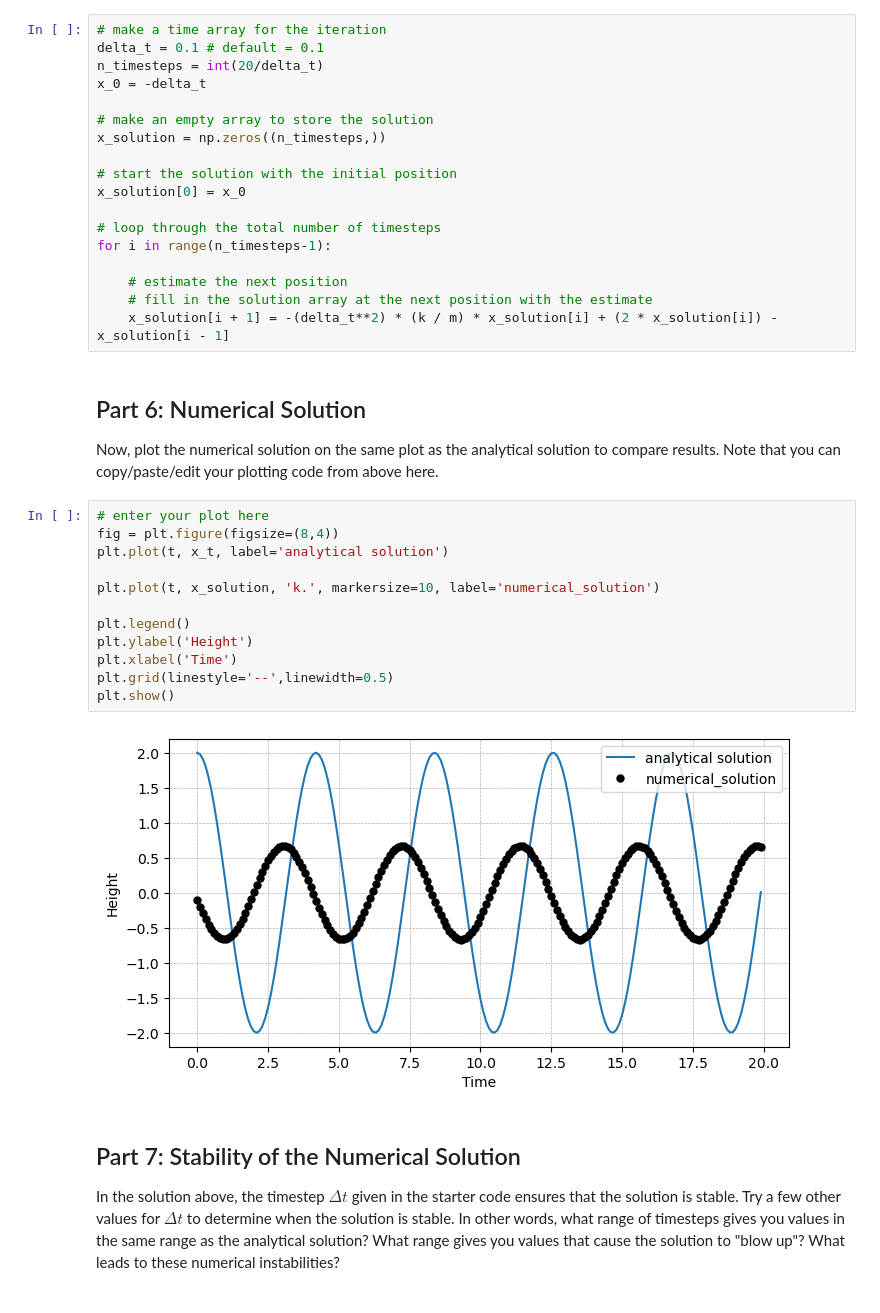
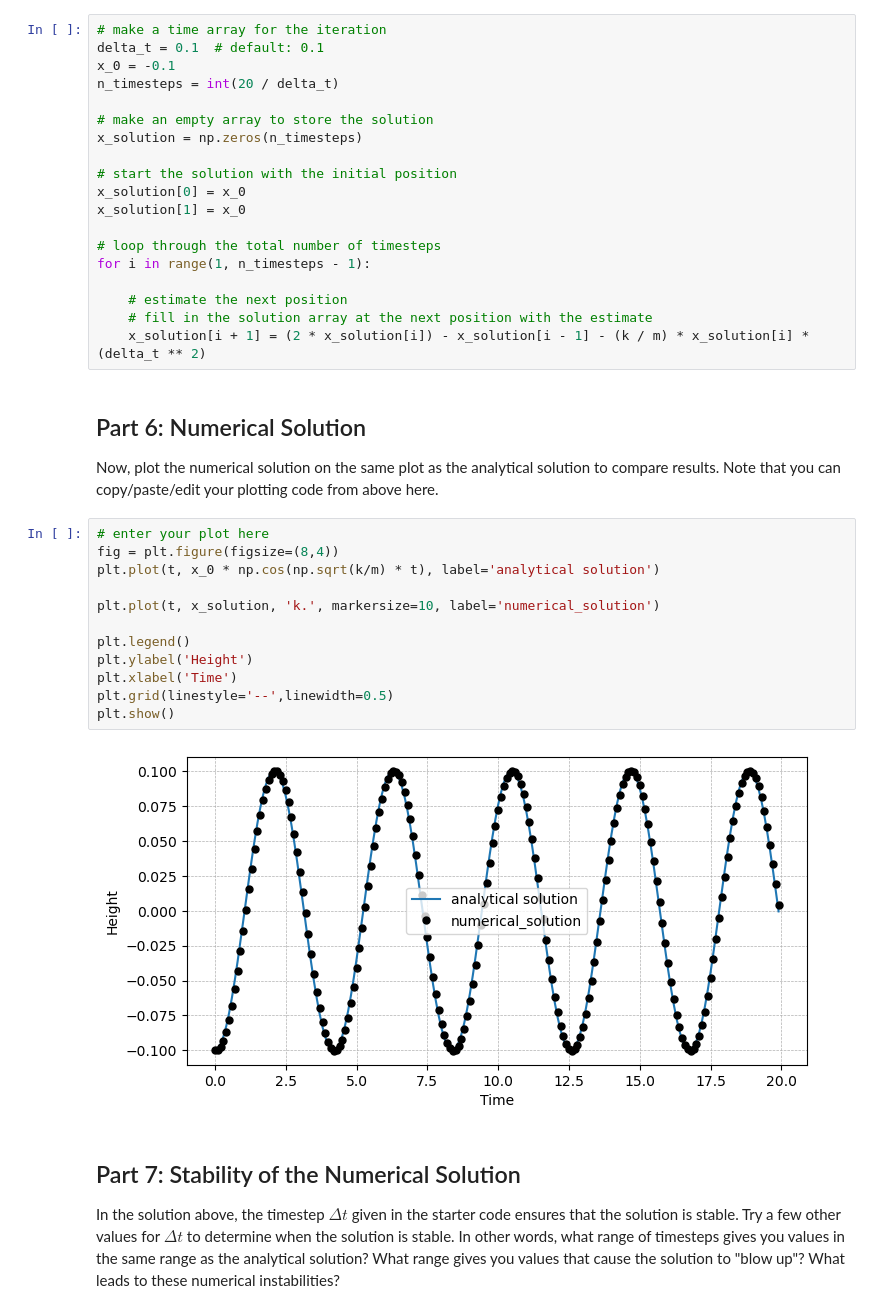
Before and after one commit to petSnake07/cs185c_spring2025, a Jupyter notebook: Homework/HW5/HW5 Ups and Downs of Discretization.ipynb, the cells around one changed output. Cells and saved outputs as stored; diff of their text form.

```diff
--- a/Homework/HW5/HW5 Ups and Downs of Discretization.ipynb
+++ b/Homework/HW5/HW5 Ups and Downs of Discretization.ipynb
@@ -171,39 +171,40 @@ Note that your solution will start at $t=0$ but your timestepping scheme will ha
 #### Solution:
 # %%
 # make a time array for the iteration
-delta_t = 0.1 # default = 0.1
-n_timesteps = int(20/delta_t)
-x_0 = -delta_t
+delta_t = 0.1  # default: 0.1
+x_0 = -0.1
+n_timesteps = int(20 / delta_t)
 
 # make an empty array to store the solution
-x_solution = np.zeros((n_timesteps,))
+x_solution = np.zeros(n_timesteps)
 
 # start the solution with the initial position
 x_solution[0] = x_0
+x_solution[1] = x_0
 
 # loop through the total number of timesteps
-for i in range(n_timesteps-1):
+for i in range(1, n_timesteps - 1):
 
     # estimate the next position
     # fill in the solution array at the next position with the estimate
-    x_solution[i + 1] = -(delta_t**2) * (k / m) * x_solution[i] + (2 * x_solution[i]) - x_solution[i - 1]
+    x_solution[i + 1] = (2 * x_solution[i]) - x_solution[i - 1] - (k / m) * x_solution[i] * (delta_t ** 2)
 # %% [markdown]
 ## Part 6: Numerical Solution
 Now, plot the numerical solution on the same plot as the analytical solution to compare results. Note that you can copy/paste/edit your plotting code from above here.
 # %%
 # enter your plot here
 fig = plt.figure(figsize=(8,4))
-plt.plot(t, x_t, label='analytical solution')
+plt.plot(t, x_0 * np.cos(np.sqrt(k/m) * t), label='analytical solution')
 
 plt.plot(t, x_solution, 'k.', markersize=10, label='numerical_solution')
 
 plt.legend()
 plt.ylabel('Height')
 plt.xlabel('Time')
 plt.grid(linestyle='--',linewidth=0.5)
 plt.show()
 # %% [output]
-[figure, old version]
+[figure, new version]
 # %% [markdown]
 ## Part 7: Stability of the Numerical Solution
 In the solution above, the timestep $\Delta t$ given in the starter code ensures that the solution is stable. Try a few other values for $\Delta t$ to determine when the solution is stable. In other words, what range of timesteps gives you values in the same range as the analytical solution? What range gives you values that cause the solution to "blow up"? What leads to these numerical instabilities?
```
Also changed, not shown: parts of 3 cells of this notebook.
